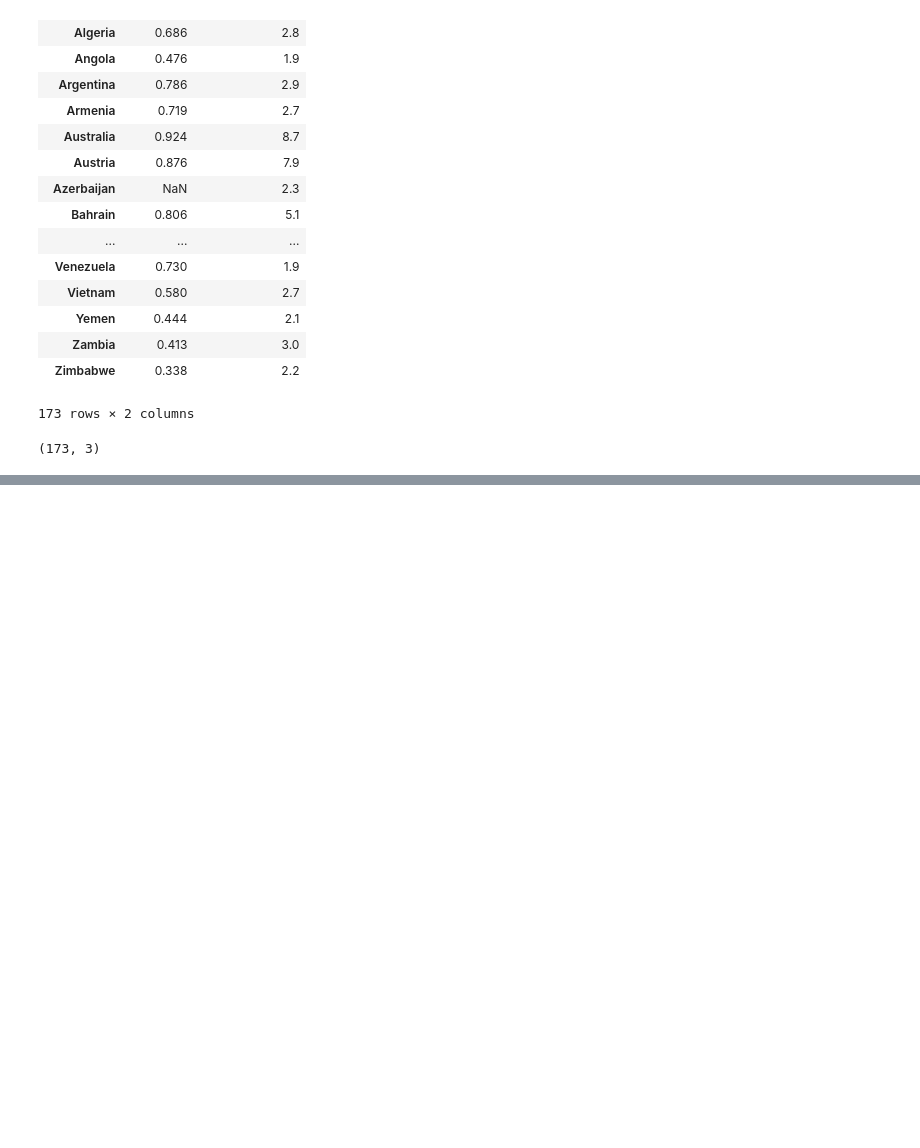
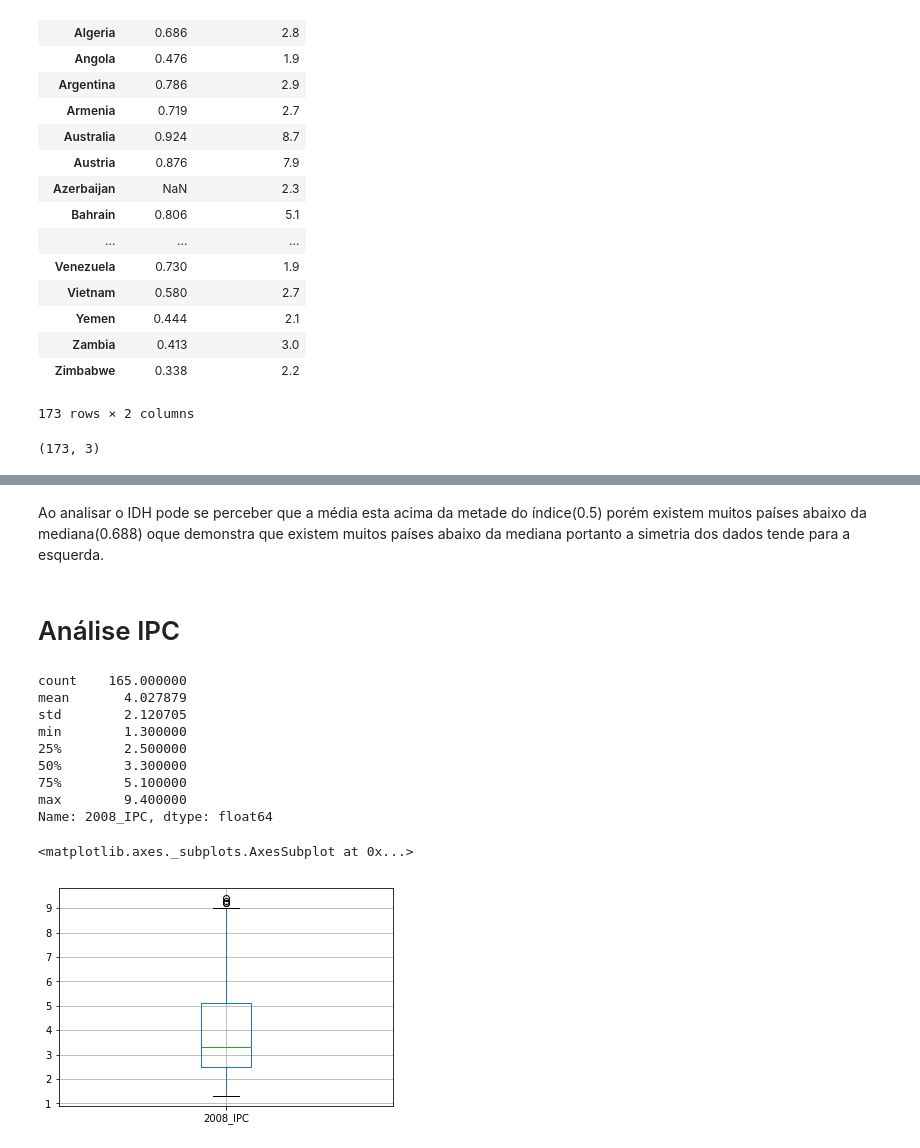
Before and after one commit to Ptchavarelli/Projeto-1-Ci-ncia-dos-Dados, a Jupyter notebook: Projeto 1 Paulo Chavarelli.ipynb, the cells around one changed output, grey strips where cells are left out. Cells and saved outputs as stored; diff of their text form; code cells hidden in the pictures; blank space fills up the shorter version.

```diff
--- a/Projeto 1 Paulo Chavarelli.ipynb
+++ b/Projeto 1 Paulo Chavarelli.ipynb
@@ -115,0 +119,19 @@ plt.show
+# %% [markdown]
+Ao analisar o IDH pode se perceber que a média esta acima da metade do índice(0.5) porém existem muitos países abaixo da mediana(0.688) oque demonstra que existem muitos países abaixo da mediana portanto a simetria dos dados tende para a esquerda.
+# %% [markdown]
+# Análise IPC
+# %%
+print(Junto['2008_IPC'].describe())
+Junto.boxplot('2008_IPC')
+# %% [output]
+count    165.000000
+mean       4.027879
+std        2.120705
+min        1.300000
+25%        2.500000
+50%        3.300000
+75%        5.100000
+max        9.400000
+Name: 2008_IPC, dtype: float64
+<matplotlib.axes._subplots.AxesSubplot at 0x...>
+[figure, added]
```
Also changed, not shown: parts of 46 cells of this notebook, 9 other files.
